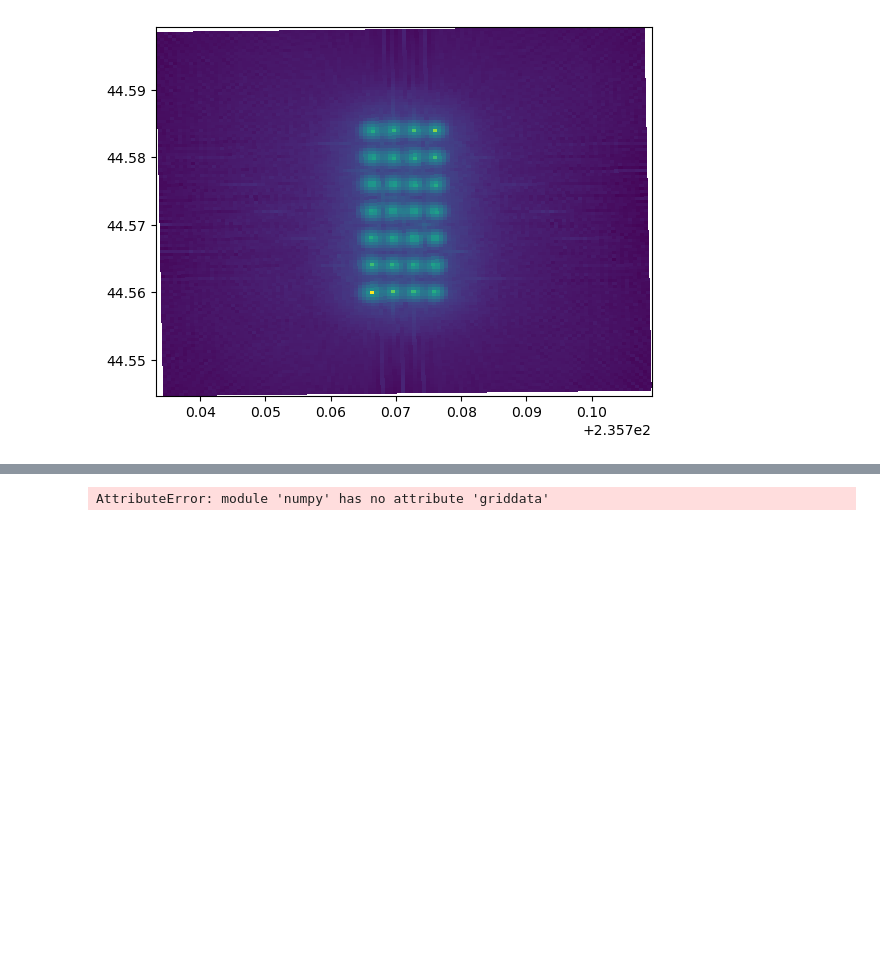
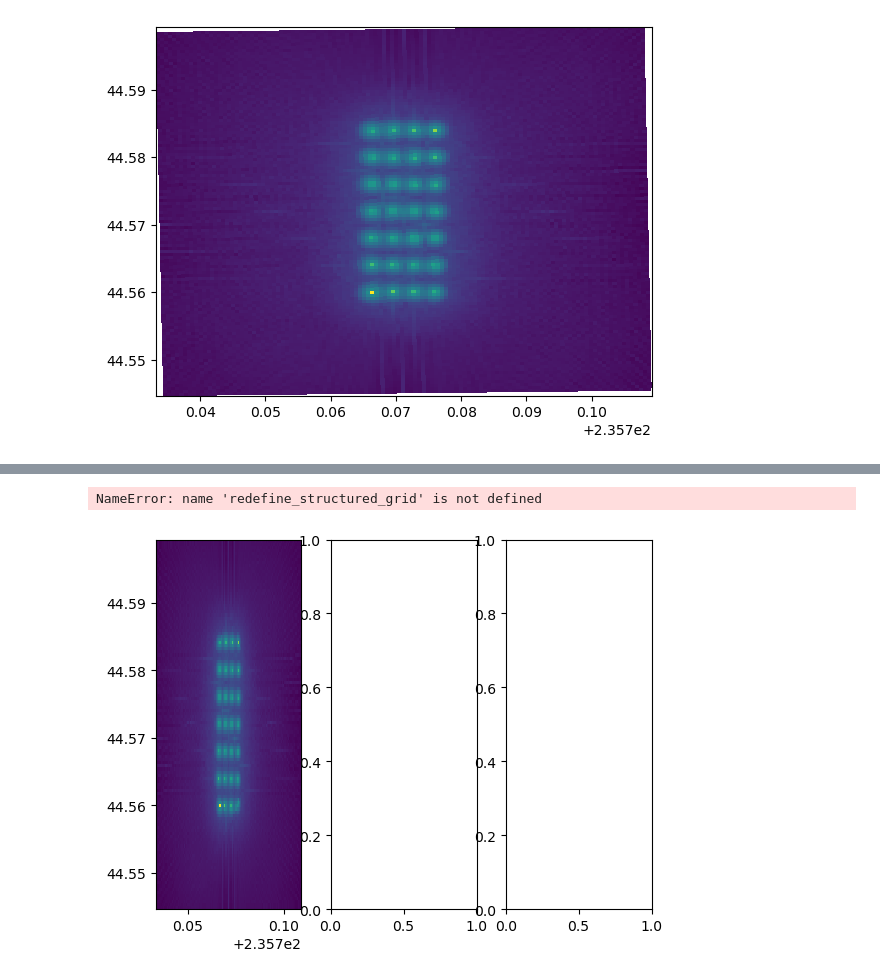
Before and after one commit to sandialabs/seat-qgis-plugin, a Jupyter notebook: code/Develop_Acoustics_Module.ipynb, the cells around one changed output, grey strips where cells are left out. Cells and saved outputs as stored; diff of their text form; code cells hidden in the pictures; blank space fills up the shorter version.

Commit message:
full acoustics module draft

```diff
--- a/code/Develop_Acoustics_Module.ipynb
+++ b/code/Develop_Acoustics_Module.ipynb
@@ -9,14 +8,14 @@ ImportError: attempted relative import with no known parent package
 # %%
-def redefine_structured_grid(x,y,z):
-    min_x = np.nanmin(x)
-    min_y = np.nanmin(y)
-    max_x = np.nanmax(x)
-    max_y = np.nanmax(y)
-    xx = np.linspace(min_x, max_x, x.shape[1])
-    yy = np.linspace(min_y, max_y, y.shape[0])
-    x_new, y_new = np.griddata(xx,yy)
-    z_new = meshgrid((x.flatten(), y.flatten()), z.flatten(), (x_new, y_new), method='nearest', fill_value=0)
-    return x_new, y_new, z_new
+# def redefine_structured_grid(x,y,z):
+#     min_x = np.nanmin(x)
+#     min_y = np.nanmin(y)
+#     max_x = np.nanmax(x)
+#     max_y = np.nanmax(y)
+#     xx = np.linspace(min_x, max_x, x.shape[1])
+#     yy = np.linspace(min_y, max_y, y.shape[0])
+#     x_new, y_new = np.meshgrid(xx,yy)
+#     z_new = griddata((x.flatten(), y.flatten()), z.flatten(), (x_new, y_new), method='nearest', fill_value=0)
+#     return x_new, y_new, z_new
 # %%
 def create_whale_array(species_filename, x, y, variable='percent', latlon=False):
     # if ((receptor_filename is not None) or (not receptor_filename == "")):
@@ -213,4 +212,9 @@ for axis in ax[1:]:
 # %%
 xn, yn, zn = redefine_structured_grid(XCOR,YCOR,stressor)
 # %% [output]
-AttributeError: module 'numpy' has no attribute 'griddata'
+NameError: name 'redefine_structured_grid' is not defined
+# %%
+fig,ax = plt.subplots(ncols=3)
+h0 = ax[0].pcolormesh(xn, yn, zn)
+# %% [output]
+[figure, added]
```
Also changed, not shown: parts of 9 cells of this notebook, 1 other file.
